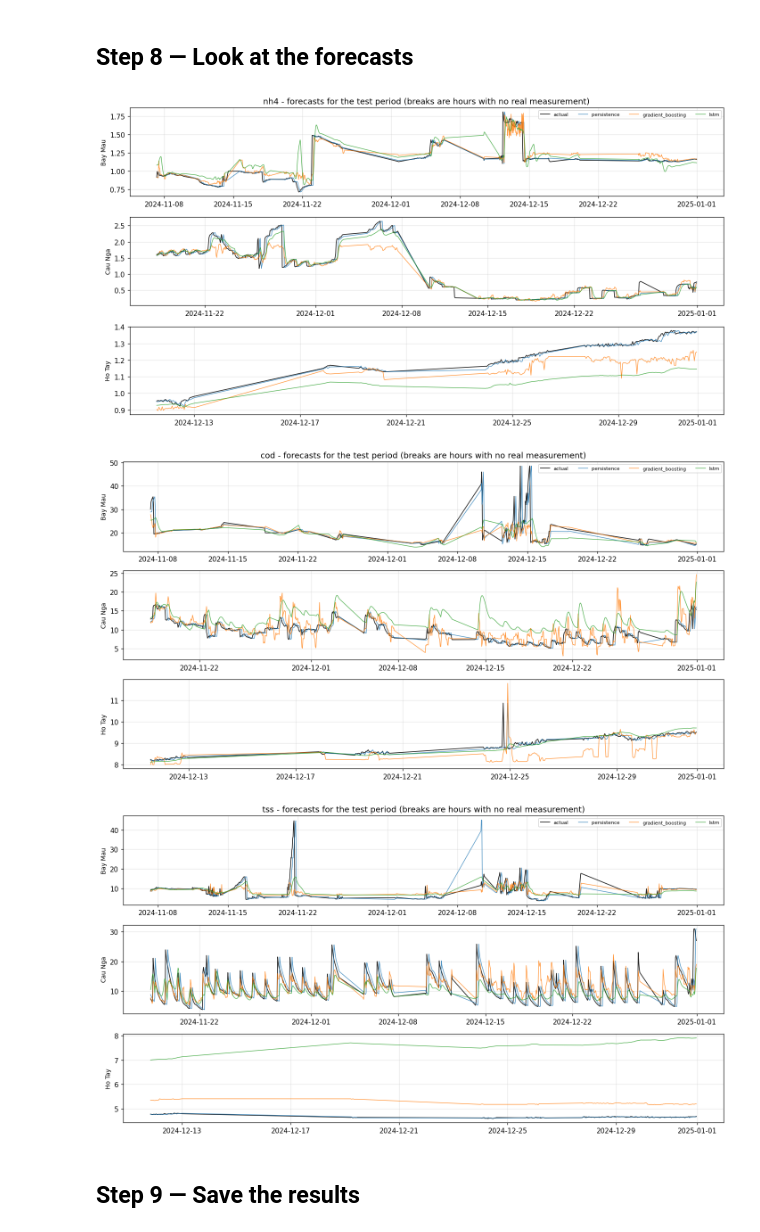
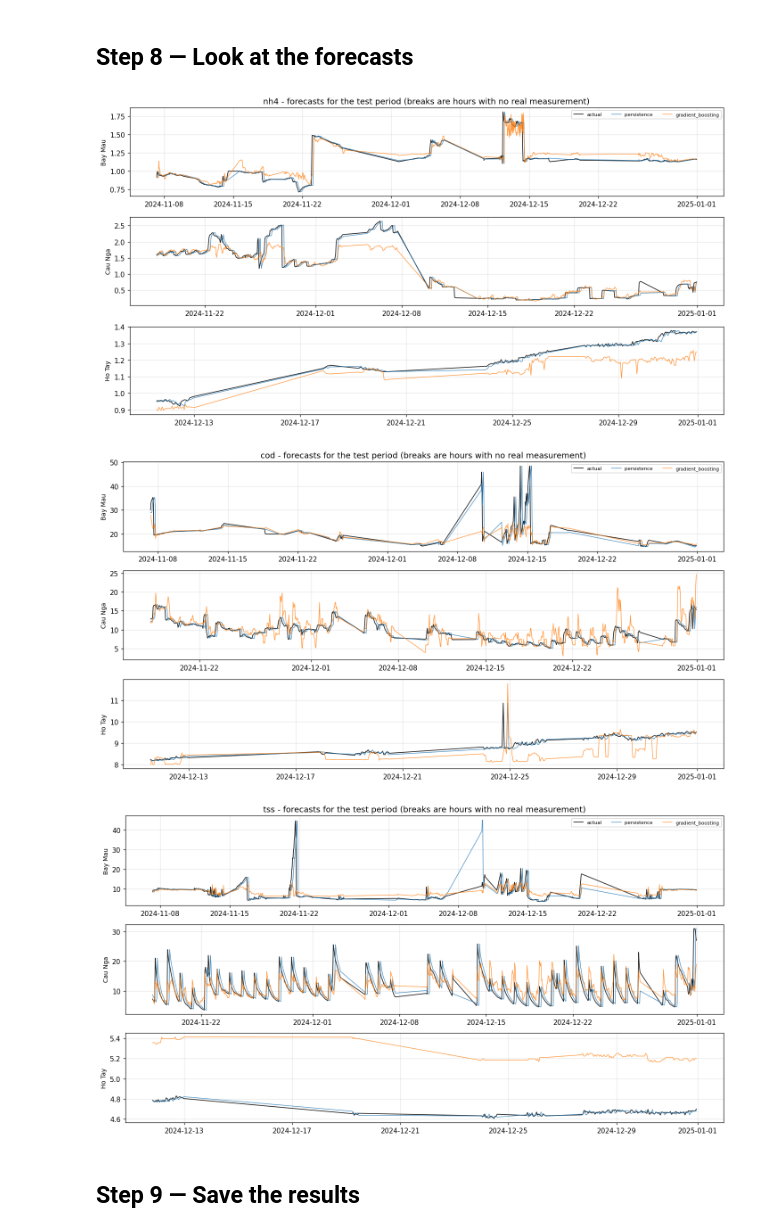
Before and after one commit to Latherine/water-quality-forecasting, a Jupyter notebook: 04_evaluation_comparison.ipynb, the cells around one changed output. Saved outputs shown, nothing was run; the diff lists cells and outputs as text; code cells hidden in the pictures.

```diff
--- a/04_evaluation_comparison.ipynb
+++ b/04_evaluation_comparison.ipynb
@@ -445,31 +444,29 @@ recreated by forecast.py in one line each.
 # %%
 for target in TARGETS:
     figure, axes = plt.subplots(3, 1, figsize=(13, 7))
 
     for axis, site in zip(axes, SITES):
         table = predictions[(site, target)]
         # Plot at the time being forecast, not the time the forecast was made.
         times = table.index + pd.Timedelta(hours=HORIZON_HOURS)
 
         axis.plot(times, table["actual"], linewidth=1.1, color="#222", label="actual")
         axis.plot(times, table[BASELINE], linewidth=0.9, alpha=0.8, label=BASELINE)
         axis.plot(times, table["gradient_boosting"], linewidth=0.9, alpha=0.8,
                   label="gradient_boosting")
-        if "lstm" in table.columns:
-            axis.plot(times, table["lstm"], linewidth=0.9, alpha=0.8, label="lstm")
 
         axis.set_ylabel(SITE_NAME[site], fontsize=9)
         if site == SITES[0]:
             axis.legend(fontsize=7, ncol=4)
 
     axes[0].set_title(target + " - forecasts for the test period "
                       "(breaks are hours with no real measurement)")
     plt.tight_layout()
     plt.show()
 # %% [output]
-[figure, old version]
+[figure, new version]
-[figure, old version]
+[figure, new version]
-[figure, old version]
+[figure, new version]
 # %% [markdown]
 ## Step 9 — Save the results
 # %%
```
Also changed, not shown: parts of 10 cells of this notebook, 16 other files.
